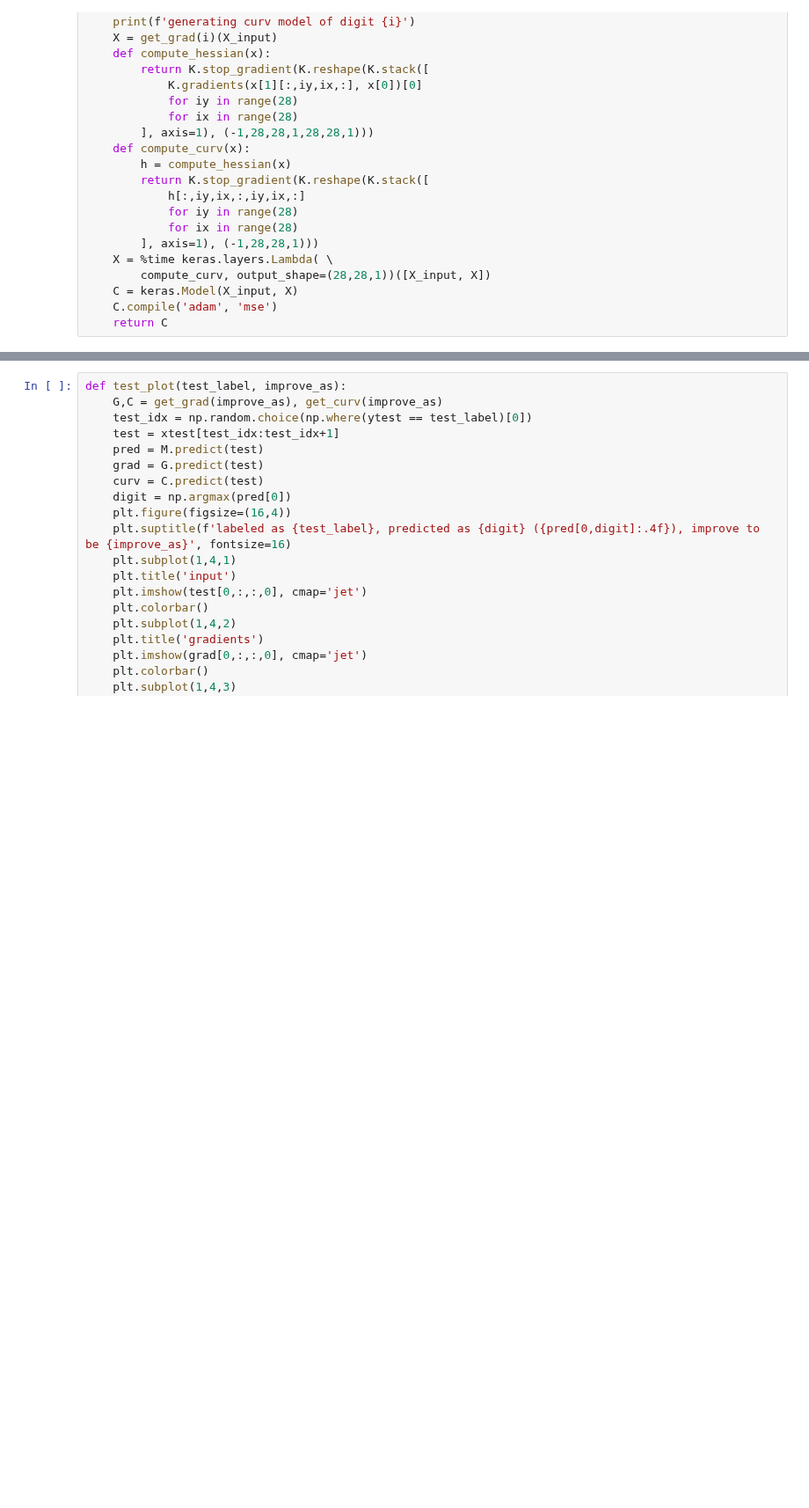
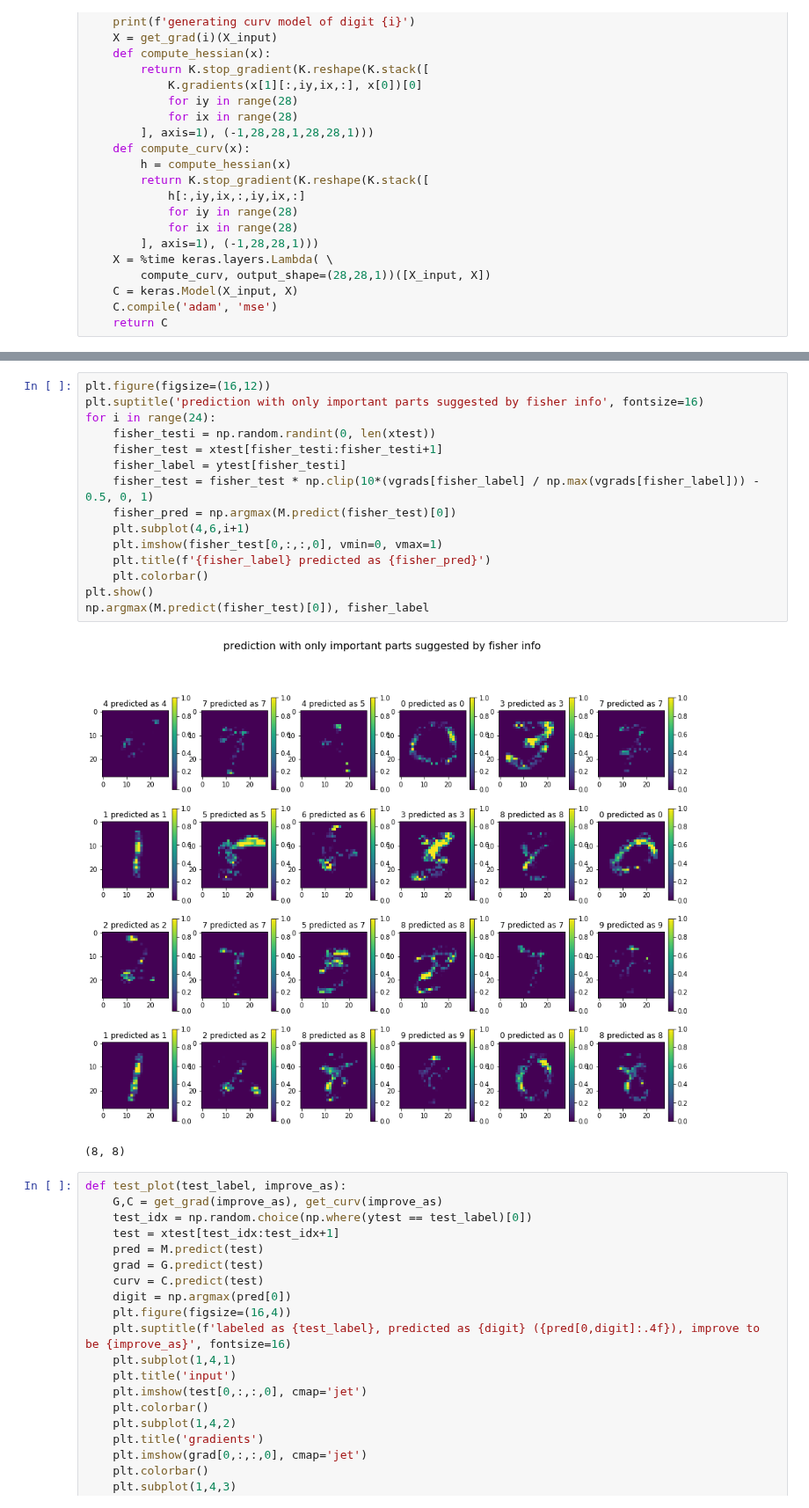
Before and after one commit to mammalwong/ml-study, a Jupyter notebook: gradnet.ipynb, the cells around one changed output, grey strips where cells are left out. Shown at 88% size. Cells and saved outputs as stored; diff of their text form; blank space fills up the shorter version.

```diff
--- a/gradnet.ipynb
+++ b/gradnet.ipynb
@@ -113,3 +119,21 @@ Wall time: 13.4 ms
+# %%
+plt.figure(figsize=(16,12))
+plt.suptitle('prediction with only important parts suggested by fisher info', fontsize=16)
+for i in range(24):
+    fisher_testi = np.random.randint(0, len(xtest))
+    fisher_test = xtest[fisher_testi:fisher_testi+1]
+    fisher_label = ytest[fisher_testi]
+    fisher_test = fisher_test * np.clip(10*(vgrads[fisher_label] / np.max(vgrads[fisher_label])) - 0.5, 0, 1)
+    fisher_pred = np.argmax(M.predict(fisher_test)[0])
+    plt.subplot(4,6,i+1)
+    plt.imshow(fisher_test[0,:,:,0], vmin=0, vmax=1)
+    plt.title(f'{fisher_label} predicted as {fisher_pred}')
+    plt.colorbar()
+plt.show()
+np.argmax(M.predict(fisher_test)[0]), fisher_label
+# %% [output]
+[figure, added]
+(8, 8)
 # %%
 def test_plot(test_label, improve_as):
     G,C = get_grad(improve_as), get_curv(improve_as)
```
Also changed, not shown: parts of 6 cells of this notebook.
